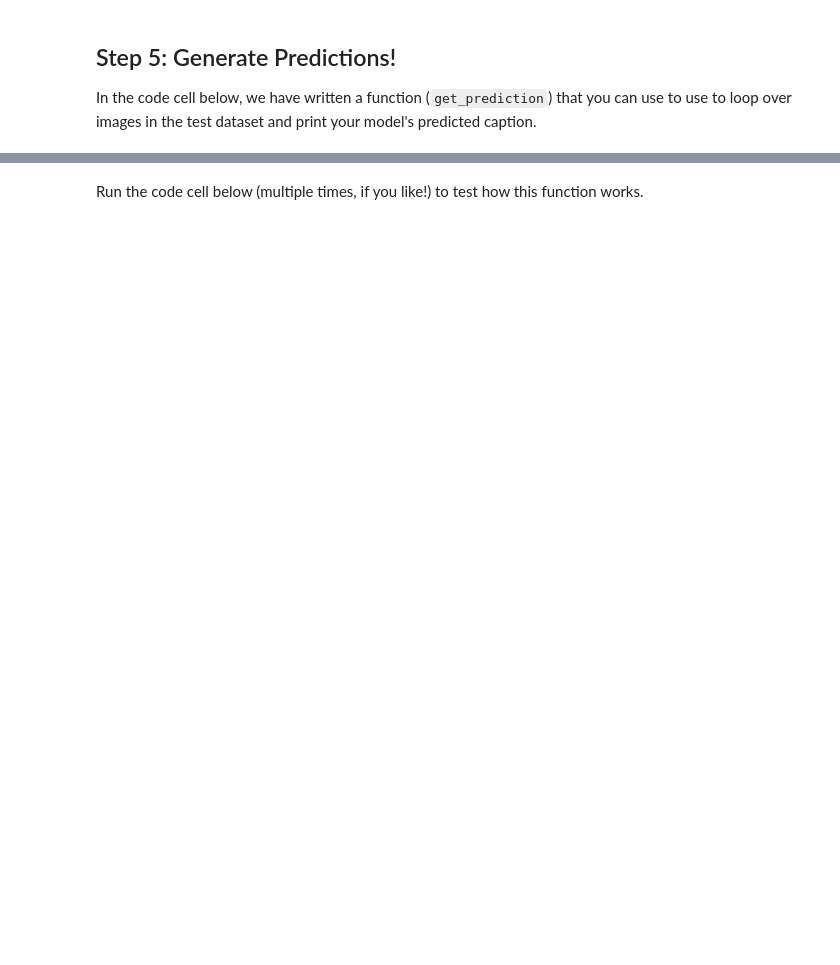
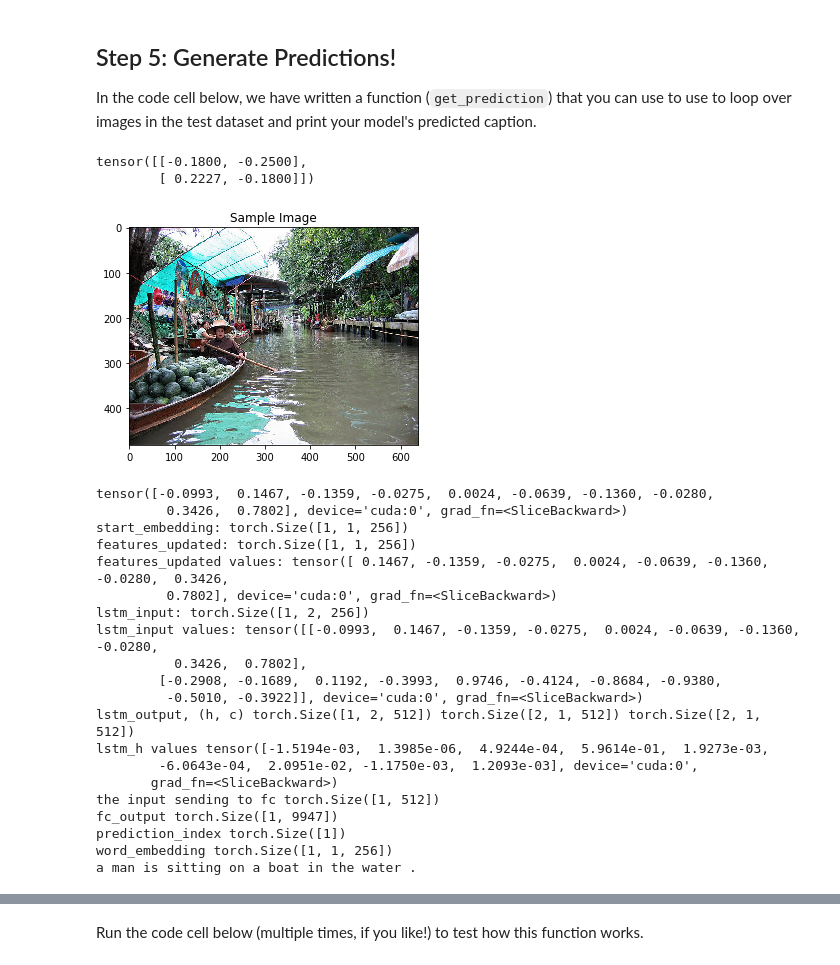
Before and after one commit to elexira/computer_vision, a Jupyter notebook: project_2_image_captioning_project/3_Inference.ipynb, the cells around one changed output, grey strips where cells are left out. Drawn from its saved outputs; the diff is of its cells as text; code cells hidden in the pictures; blank space fills up the shorter version.

```diff
--- a/project_2_image_captioning_project/3_Inference.ipynb
+++ b/project_2_image_captioning_project/3_Inference.ipynb
@@ -176,26 +190,42 @@ example sentence: A giraffe standing next to a fence in a zoo.
 ## Step 5: Generate Predictions!
 
 In the code cell below, we have written a function (`get_prediction`) that you can use to use to loop over images in the test dataset and print your model's predicted caption.
-# %%
-def get_prediction(i=0, save = False):
-    orig_image, image = next(iter(data_loader))
-    image = image.to(device)
-    features = encoder(image).unsqueeze(1)
-    output = decoder.sample(features)
-    sentence = clean_sentence(output)
-
-    ax = plt.axes()
-    # remove spines
-    ax.spines['right'].set_visible(False)
-    ax.spines['top'].set_visible(False)
-    ax.spines['bottom'].set_visible(False)
-    ax.spines['left'].set_visible(False)
-    # Hide ticks
-    ax.xaxis.set_major_locator(plt.NullLocator())
-    ax.yaxis.set_major_locator(plt.NullLocator())
-
-    plt.imshow(np.squeeze(orig_image))
-    plt.xlabel(sentence,fontsize=12)
-    if save:
-        plt.savefig(f'samples/sample_{i:03}.png',bbox_inches='tight')
-    plt.show()
+# %%
+def get_prediction():
+    orig_image, image = next(iter(data_loader))
+    print(image[0,1,100:102, 100:102])
+    plt.imshow(np.squeeze(orig_image))
+    plt.title('Sample Image')
+    plt.show()
+    image = image.to(device)
+    features = encoder(image).unsqueeze(1)
+    print(features[0,0,0:10])
+    output = decoder.sample(features)
+    sentence = clean_sentence(output)
+    print(sentence)
+# %%
+get_prediction()
+# %% [output]
+tensor([[-0.1800, -0.2500],
+        [ 0.2227, -0.1800]])
+[figure, added]
+tensor([-0.0993,  0.1467, -0.1359, -0.0275,  0.0024, -0.0639, -0.1360, -0.0280,
+         0.3426,  0.7802], device='cuda:0', grad_fn=<SliceBackward>)
+start_embedding: torch.Size([1, 1, 256])
+features_updated: torch.Size([1, 1, 256])
+features_updated values: tensor([ 0.1467, -0.1359, -0.0275,  0.0024, -0.0639, -0.1360, -0.0280,  0.3426,
+         0.7802], device='cuda:0', grad_fn=<SliceBackward>)
+lstm_input: torch.Size([1, 2, 256])
+lstm_input values: tensor([[-0.0993,  0.1467, -0.1359, -0.0275,  0.0024, -0.0639, -0.1360, -0.0280,
+          0.3426,  0.7802],
+        [-0.2908, -0.1689,  0.1192, -0.3993,  0.9746, -0.4124, -0.8684, -0.9380,
+         -0.5010, -0.3922]], device='cuda:0', grad_fn=<SliceBackward>)
+lstm_output, (h, c) torch.Size([1, 2, 512]) torch.Size([2, 1, 512]) torch.Size([2, 1, 512])
+lstm_h values tensor([-1.5194e-03,  1.3985e-06,  4.9244e-04,  5.9614e-01,  1.9273e-03,
+        -6.0643e-04,  2.0951e-02, -1.1750e-03,  1.2093e-03], device='cuda:0',
+       grad_fn=<SliceBackward>)
+the input sending to fc torch.Size([1, 512])
+fc_output torch.Size([1, 9947])
+prediction_index torch.Size([1])
+word_embedding torch.Size([1, 1, 256])
+a man is sitting on a boat in the water .
```
Also changed, not shown: parts of 15 cells of this notebook, 7 other files.
